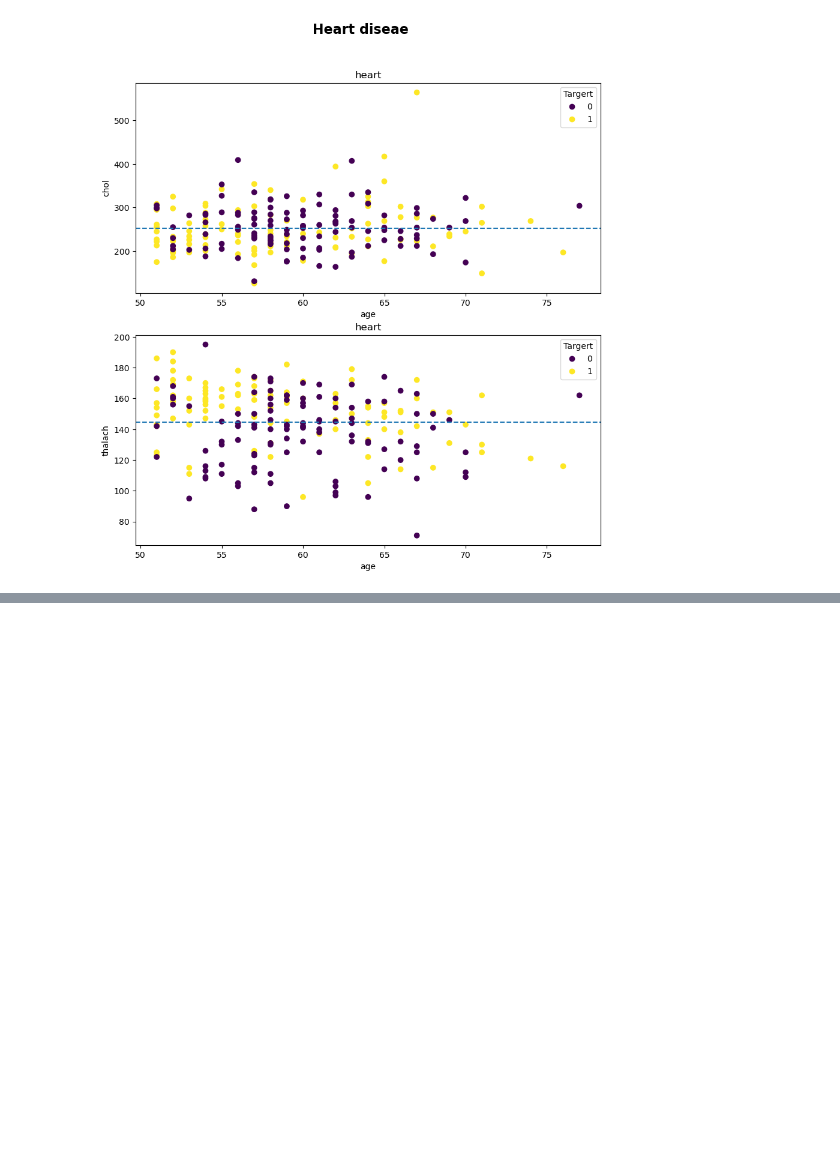
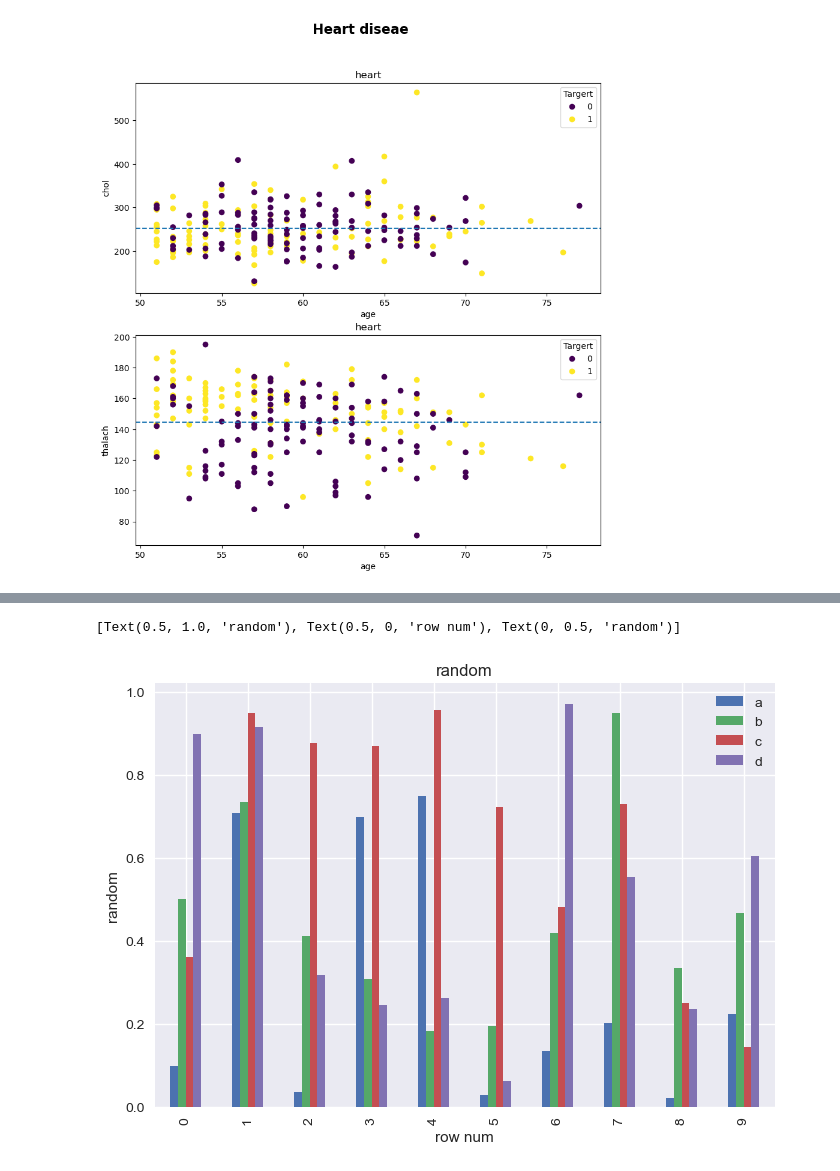
Before and after one commit to InflixOP/Machine-Learning, a Jupyter notebook: ML/introduction-to-matplotlib.ipynb, the cells around one changed output, grey strips where cells are left out. Saved outputs shown, nothing was run; the diff lists cells and outputs as text; code cells hidden in the pictures; blank space fills up the shorter version.

```diff
--- a/ML/introduction-to-matplotlib.ipynb
+++ b/ML/introduction-to-matplotlib.ipynb
@@ -376,0 +407,6 @@ fig.suptitle("Heart diseae",fontsize=16,fontweight="bold");
+# %%
+ax=df.plot(kind="bar")
+ax.set(title="random",xlabel="row num",ylabel="random")
+# %% [output]
+[Text(0.5, 1.0, 'random'), Text(0.5, 0, 'row num'), Text(0, 0.5, 'random')]
+[figure, added]
```
Also changed, not shown: parts of 3 cells of this notebook.
